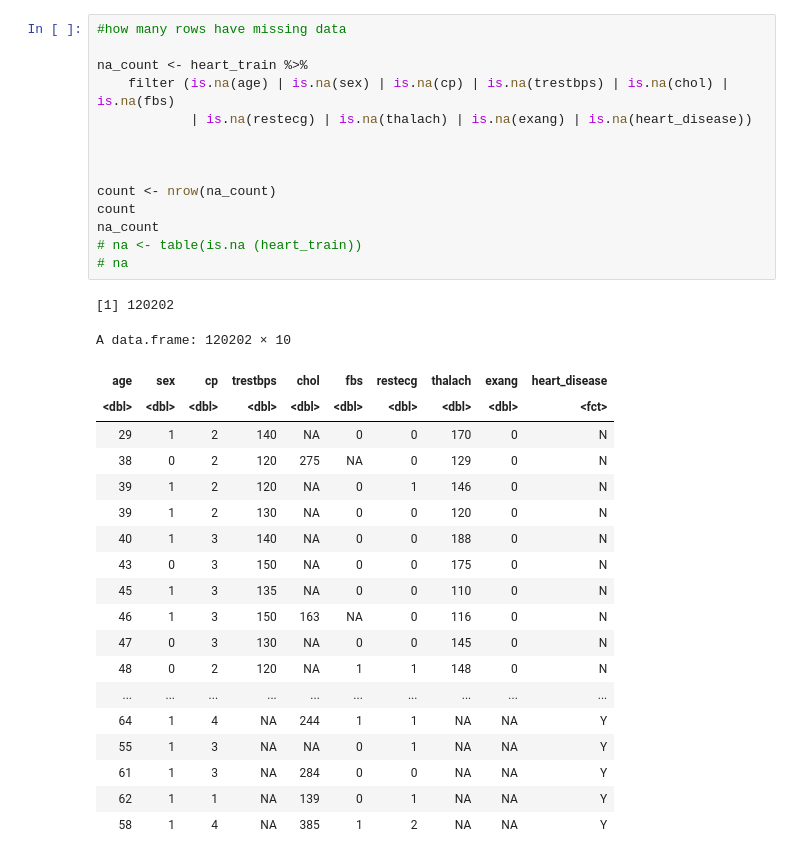
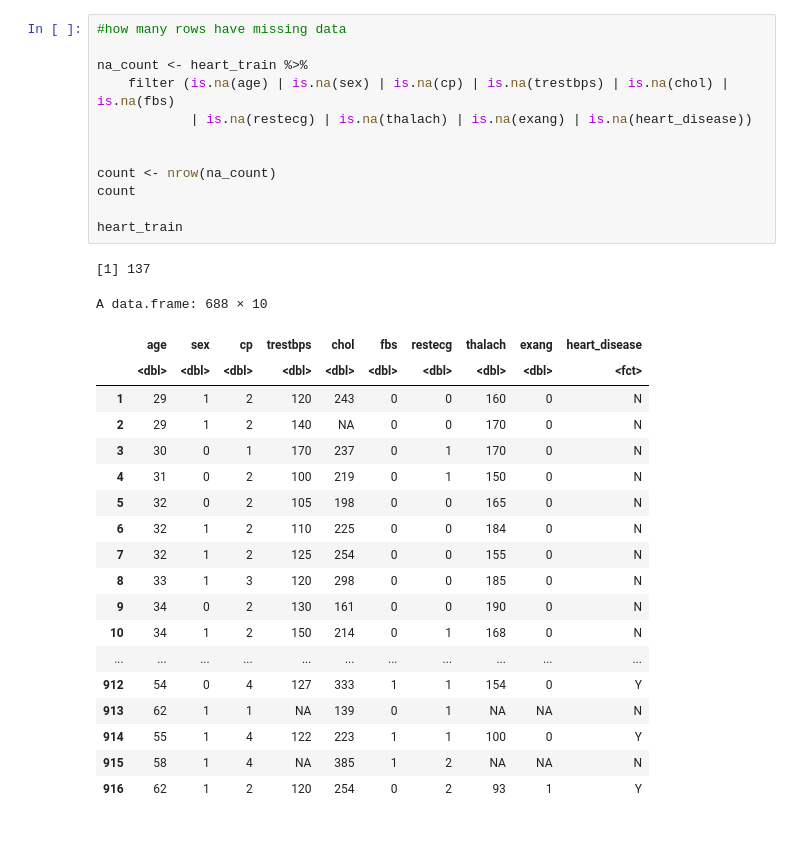
Before and after one commit to Sahaj11/DSCI-Group-Project, a Jupyter notebook: second_version.ipynb, the cells around one changed output. Cells and saved outputs as stored; diff of their text form.

```diff
--- a/second_version.ipynb
+++ b/second_version.ipynb
@@ -172,35 +156,33 @@ A data.frame: 1 × 9
 # %%
 #how many rows have missing data
 
 na_count <- heart_train %>%
     filter (is.na(age) | is.na(sex) | is.na(cp) | is.na(trestbps) | is.na(chol) | is.na(fbs)
             | is.na(restecg) | is.na(thalach) | is.na(exang) | is.na(heart_disease))
 
 
-
 count <- nrow(na_count)
 count
-na_count
-# na <- table(is.na (heart_train))
-# na
+
+heart_train
 # %% [output]
-[1] 120202
+[1] 137
-A data.frame: 120202 × 10
+A data.frame: 688 × 10
-| age | sex | cp | trestbps | chol | fbs | restecg | thalach | exang | heart_disease |
-| <dbl> | <dbl> | <dbl> | <dbl> | <dbl> | <dbl> | <dbl> | <dbl> | <dbl> | <fct> |
-| 29 | 1 | 2 | 140 | NA | 0 | 0 | 170 | 0 | N |
-| 38 | 0 | 2 | 120 | 275 | NA | 0 | 129 | 0 | N |
-| 39 | 1 | 2 | 120 | NA | 0 | 1 | 146 | 0 | N |
-| 39 | 1 | 2 | 130 | NA | 0 | 0 | 120 | 0 | N |
-| 40 | 1 | 3 | 140 | NA | 0 | 0 | 188 | 0 | N |
-| 43 | 0 | 3 | 150 | NA | 0 | 0 | 175 | 0 | N |
-| 45 | 1 | 3 | 135 | NA | 0 | 0 | 110 | 0 | N |
-| 46 | 1 | 3 | 150 | 163 | NA | 0 | 116 | 0 | N |
-| 47 | 0 | 3 | 130 | NA | 0 | 0 | 145 | 0 | N |
-| 48 | 0 | 2 | 120 | NA | 1 | 1 | 148 | 0 | N |
-| ... | ... | ... | ... | ... | ... | ... | ... | ... | ... |
-| 64 | 1 | 4 | NA | 244 | 1 | 1 | NA | NA | Y |
-| 55 | 1 | 3 | NA | NA | 0 | 1 | NA | NA | Y |
-| 61 | 1 | 3 | NA | 284 | 0 | 0 | NA | NA | Y |
-| 62 | 1 | 1 | NA | 139 | 0 | 1 | NA | NA | Y |
-| 58 | 1 | 4 | NA | 385 | 1 | 2 | NA | NA | Y |
+|  | age | sex | cp | trestbps | chol | fbs | restecg | thalach | exang | heart_disease |
+|  | <dbl> | <dbl> | <dbl> | <dbl> | <dbl> | <dbl> | <dbl> | <dbl> | <dbl> | <fct> |
+| 1 | 29 | 1 | 2 | 120 | 243 | 0 | 0 | 160 | 0 | N |
+| 2 | 29 | 1 | 2 | 140 | NA | 0 | 0 | 170 | 0 | N |
+| 3 | 30 | 0 | 1 | 170 | 237 | 0 | 1 | 170 | 0 | N |
+| 4 | 31 | 0 | 2 | 100 | 219 | 0 | 1 | 150 | 0 | N |
+| 5 | 32 | 0 | 2 | 105 | 198 | 0 | 0 | 165 | 0 | N |
+| 6 | 32 | 1 | 2 | 110 | 225 | 0 | 0 | 184 | 0 | N |
+| 7 | 32 | 1 | 2 | 125 | 254 | 0 | 0 | 155 | 0 | N |
+| 8 | 33 | 1 | 3 | 120 | 298 | 0 | 0 | 185 | 0 | N |
+| 9 | 34 | 0 | 2 | 130 | 161 | 0 | 0 | 190 | 0 | N |
+| 10 | 34 | 1 | 2 | 150 | 214 | 0 | 1 | 168 | 0 | N |
+| ... | ... | ... | ... | ... | ... | ... | ... | ... | ... | ... |
+| 912 | 54 | 0 | 4 | 127 | 333 | 1 | 1 | 154 | 0 | Y |
+| 913 | 62 | 1 | 1 | NA | 139 | 0 | 1 | NA | NA | N |
+| 914 | 55 | 1 | 4 | 122 | 223 | 1 | 1 | 100 | 0 | Y |
+| 915 | 58 | 1 | 4 | NA | 385 | 1 | 2 | NA | NA | N |
+| 916 | 62 | 1 | 2 | 120 | 254 | 0 | 2 | 93 | 1 | Y |
```
Also changed, not shown: parts of 8 cells of this notebook.
